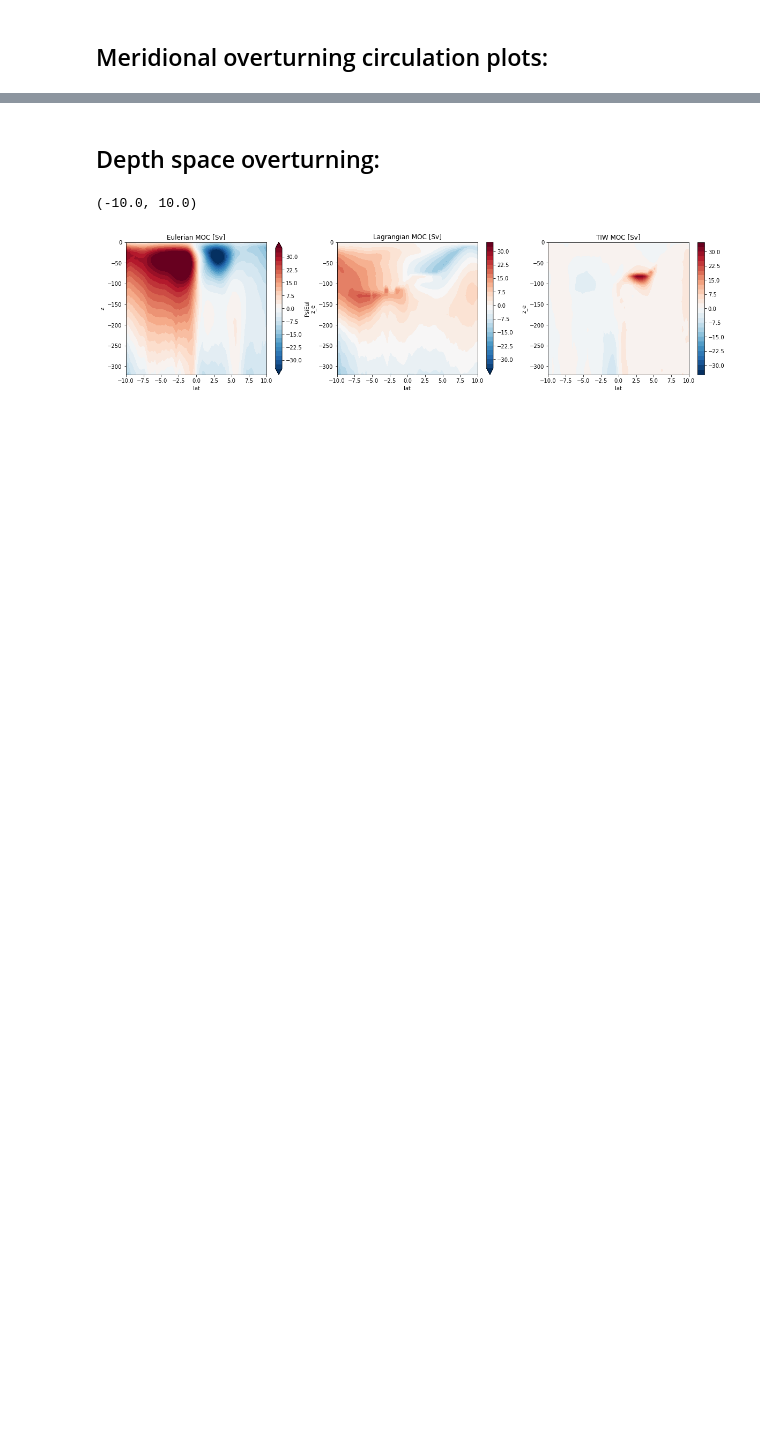
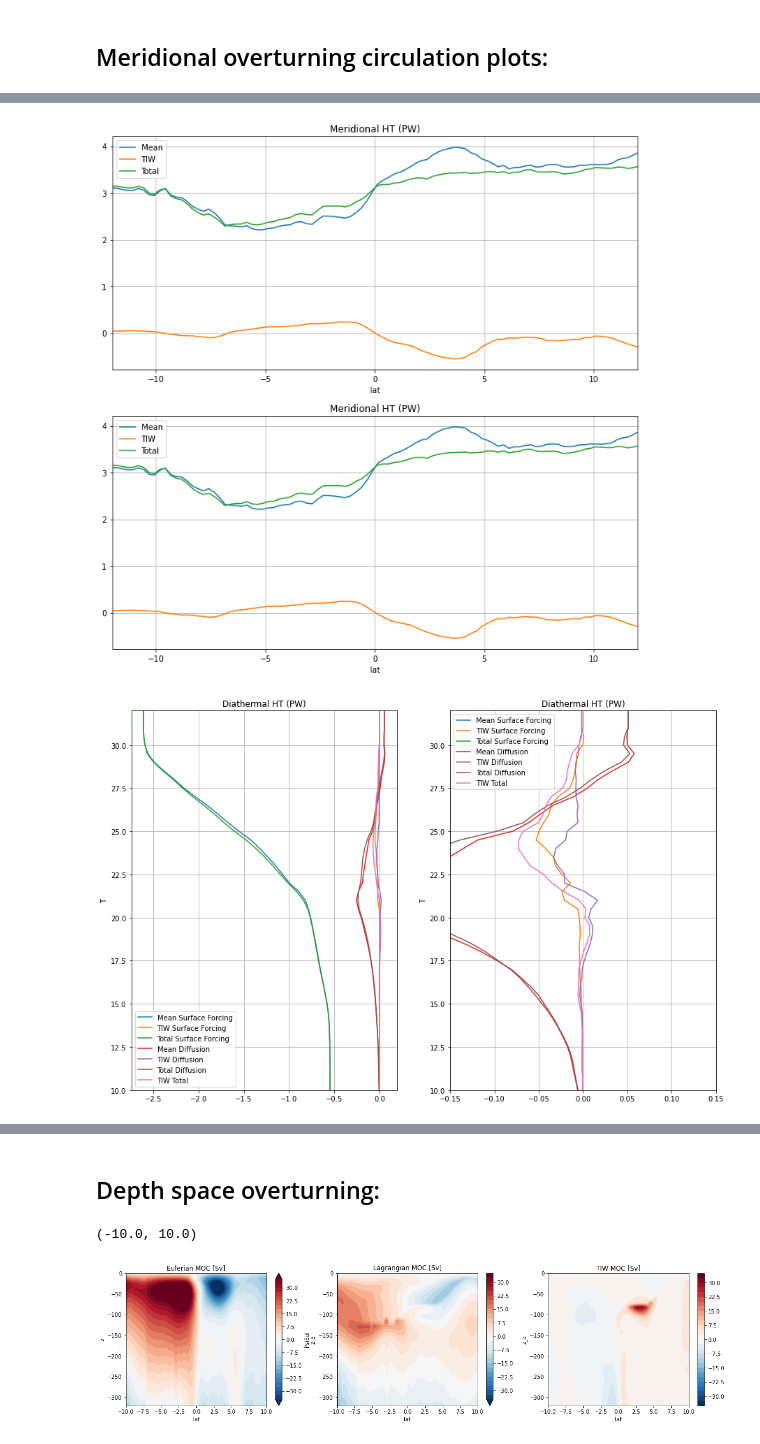
Before and after one commit to rmholmes/SAPEQ_ROMS_analysis, a Jupyter notebook: ROMS_Analysis.ipynb, the cells around one changed output, grey strips where cells are left out. Cells and saved outputs as stored; diff of their text form; code cells hidden in the pictures; blank space fills up the shorter version.

```diff
--- a/ROMS_Analysis.ipynb
+++ b/ROMS_Analysis.ipynb
@@ -602,0 +538,74 @@ plt.tight_layout()
+# %%
+plt.figure(figsize=(12,12))
+
+plt.subplot(2,1,1)
+HfLag_mean.isel(T=0).plot(x='lat',label='Mean')
+HfLag_eddy.isel(T=0).plot(x='lat',label='TIW')
+HfLag.isel(T=0).plot(x='lat',label='Total')
+plt.xlim([-12.,12.])
+plt.grid()
+plt.legend()
+plt.title('Meridional HT (PW)')
+
+plt.subplot(2,1,2)
+HfLag_mean.isel(T=0).plot(x='lat',label='Mean')
+HfLag_eddy.isel(T=0).plot(x='lat',label='TIW')
+HfLag.isel(T=0).plot(x='lat',label='Total')
+plt.xlim([-12.,12.])
+plt.grid()
+plt.legend()
+plt.title('Meridional HT (PW)')
+
+plt.savefig('ROMS_Meridional_pm10_60day.png',dpi=150)
+
+plt.figure(figsize=(15,10))
+
+# Diathermal heat transports:
+lts = [-10.,10.]
+lt1_ind = int(abs(favg.lat_rho.isel(xi_rho=0)-lts[0]).argmin())
+lt2_ind = int(abs(favg.lat_rho.isel(xi_rho=0)-lts[1]).argmin())
+
+mean_dif = -fdia_mean.HfDia_dif.mean('ocean_time').isel(eta_rho=slice(lt1_ind,lt2_ind)).sum('eta_rho')/1.e15
+total_dif = -fdia.HfDia_dif.mean('ocean_time').isel(eta_rho=slice(lt1_ind,lt2_ind)).sum('eta_rho')/1.e15
+eddy_dif = total_dif-mean_dif
+
+mean_shf = -fdia_mean.HfDia_shf.mean('ocean_time').isel(eta_rho=slice(lt1_ind,lt2_ind)).sum('eta_rho')/1.e15
+total_shf = -fdia.HfDia_shf.mean('ocean_time').isel(eta_rho=slice(lt1_ind,lt2_ind)).sum('eta_rho')/1.e15
+eddy_shf = total_shf-mean_shf
+
+plt.subplot(1,2,1)
+mean_shf.plot(y='T',label='Mean Surface Forcing')
+eddy_shf.plot(y='T',label='TIW Surface Forcing')
+total_shf.plot(y='T',label='Total Surface Forcing')
+
+mean_dif.plot(y='T',label='Mean Diffusion')
+eddy_dif.plot(y='T',label='TIW Diffusion')
+total_dif.plot(y='T',label='Total Diffusion')
+
+(eddy_dif+eddy_shf).plot(y='T',label='TIW Total')
+plt.ylim([10.,32.])
+plt.grid()
+plt.legend()
+plt.title('Diathermal HT (PW)')
+#plt.xlim([-0.3,0.3])
+
+plt.subplot(1,2,2)
+mean_shf.plot(y='T',label='Mean Surface Forcing')
+eddy_shf.plot(y='T',label='TIW Surface Forcing')
+total_shf.plot(y='T',label='Total Surface Forcing')
+
+mean_dif.plot(y='T',label='Mean Diffusion')
+eddy_dif.plot(y='T',label='TIW Diffusion')
+total_dif.plot(y='T',label='Total Diffusion')
+
+(eddy_dif+eddy_shf).plot(y='T',label='TIW Total')
+plt.ylim([10.,32.])
+plt.grid()
+plt.legend()
+plt.title('Diathermal HT (PW)')
+plt.xlim([-0.15,0.15])
+
+plt.savefig('ROMS_Diathermal_pm10_60day.png',dpi=150)
+# %% [output]
+[figure, added]
+[figure, added]
```
Also changed, not shown: parts of 27 cells of this notebook, 6 other files.
